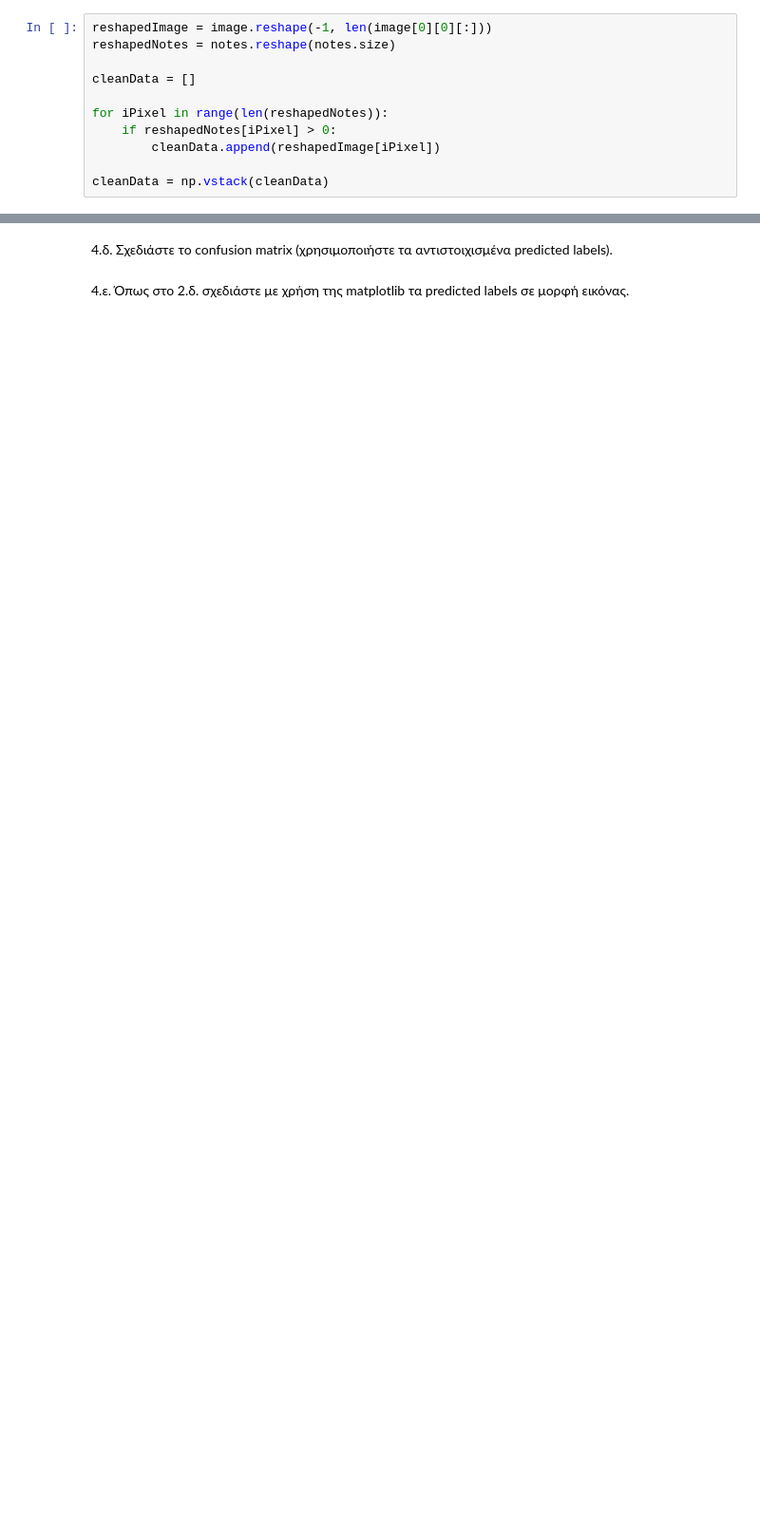
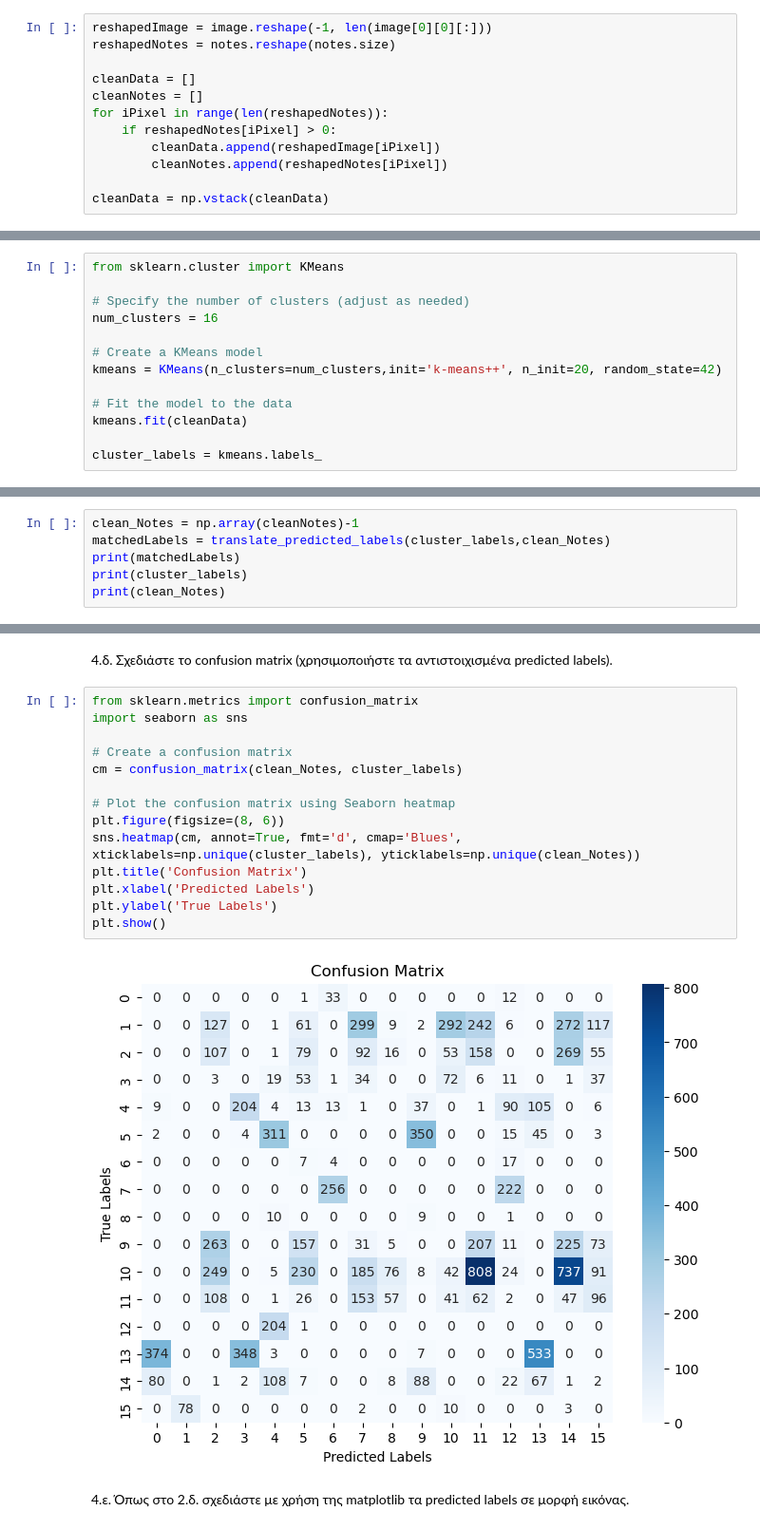
Before and after one commit to ntua-el19214/ML-Lab-Project, a Jupyter notebook: ML2023_24_labproject2.ipynb, the cells around one changed output, grey strips where cells are left out. Shown at 95% size. Cells and saved outputs as stored; diff of their text form; blank space fills up the shorter version.

```diff
--- a/ML2023_24_labproject2.ipynb
+++ b/ML2023_24_labproject2.ipynb
@@ -160,10 +160,11 @@ reshapedImage = image.reshape(-1, len(image[0][0][:]))
 reshapedNotes = notes.reshape(notes.size)
 
 cleanData = []
-
+cleanNotes = []
 for iPixel in range(len(reshapedNotes)):
     if reshapedNotes[iPixel] > 0:
         cleanData.append(reshapedImage[iPixel])
+        cleanNotes.append(reshapedNotes[iPixel])
 
 cleanData = np.vstack(cleanData)
 # %% [markdown]
@@ -291,6 +292,19 @@ cbar.set_label('Correlation Coefficient', rotation=270, labelpad=15)
 ### 4. Συσταδοποίηση με χρήση του αλγορίθμου k-Means
 # %% [markdown]
  4.α. Εφαρμόστε τον αλγόριθμο k-Means (sklearn.cluster) στα δεδομένα (εφόσον κάνατε την προεπεξεργασία του Βήματος 3). Χρησιμοποιήστε την τιμή `n_cluster=16`.
+# %%
+from sklearn.cluster import KMeans
+
+# Specify the number of clusters (adjust as needed)
+num_clusters = 16
+
+# Create a KMeans model
+kmeans = KMeans(n_clusters=num_clusters,init='k-means++', n_init=20, random_state=42)
+
+# Fit the model to the data
+kmeans.fit(cleanData)
+
+cluster_labels = kmeans.labels_
 # %% [markdown]
 4.β. Υπολογίστε τις ακόλουθες μετρικές των προβλέψεων του αλγορίθμου
 
@@ -347,0 +371,6 @@ def translate_predicted_labels(predicted_y, y):
+# %%
+clean_Notes = np.array(cleanNotes)-1
+matchedLabels = translate_predicted_labels(cluster_labels,clean_Notes)
+print(matchedLabels)
+print(cluster_labels)
+print(clean_Notes)
@@ -348,4 +406,20 @@ def translate_predicted_labels(predicted_y, y):
 # %% [markdown]
 4.δ. Σχεδιάστε το confusion matrix (χρησιμοποιήστε τα αντιστοιχισμένα predicted labels).
+# %%
+from sklearn.metrics import confusion_matrix
+import seaborn as sns
+
+# Create a confusion matrix
+cm = confusion_matrix(clean_Notes, cluster_labels)
+
+# Plot the confusion matrix using Seaborn heatmap
+plt.figure(figsize=(8, 6))
+sns.heatmap(cm, annot=True, fmt='d', cmap='Blues', xticklabels=np.unique(cluster_labels), yticklabels=np.unique(clean_Notes))
+plt.title('Confusion Matrix')
+plt.xlabel('Predicted Labels')
+plt.ylabel('True Labels')
+plt.show()
+# %% [output]
+[figure, added]
 # %% [markdown]
 4.ε. Όπως στο 2.δ. σχεδιάστε με χρήση της matplotlib τα predicted labels σε μορφή εικόνας.
```
Also changed, not shown: parts of 4 cells of this notebook.
